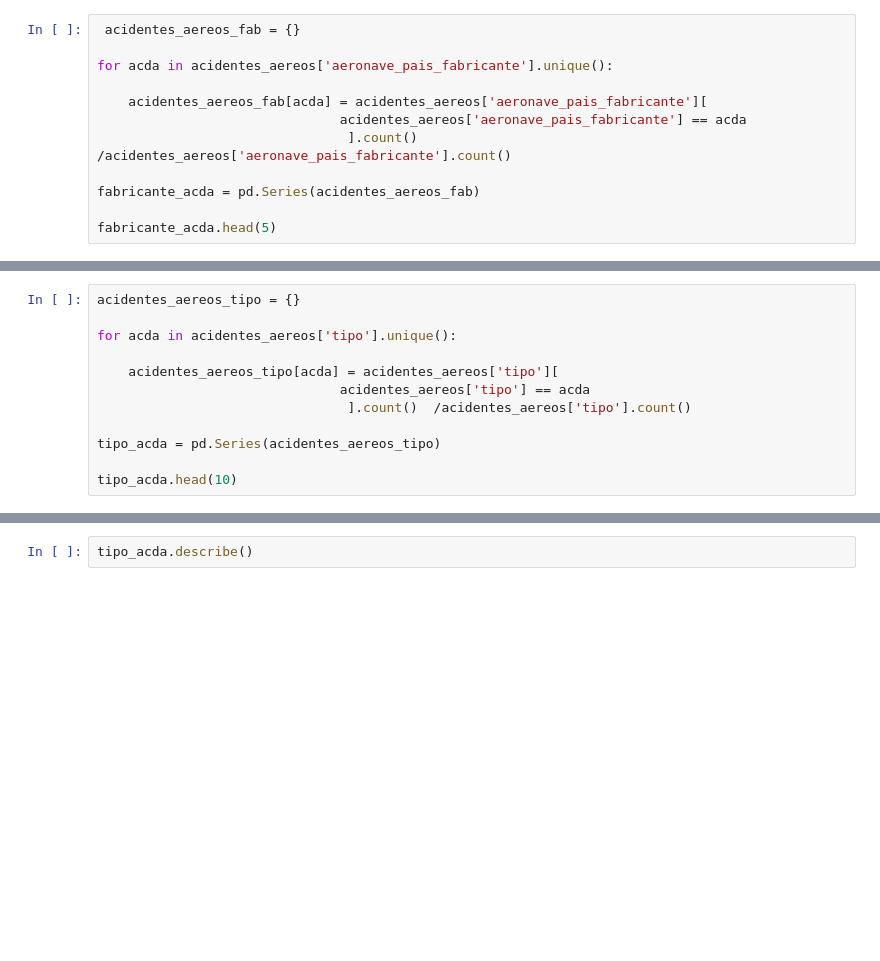
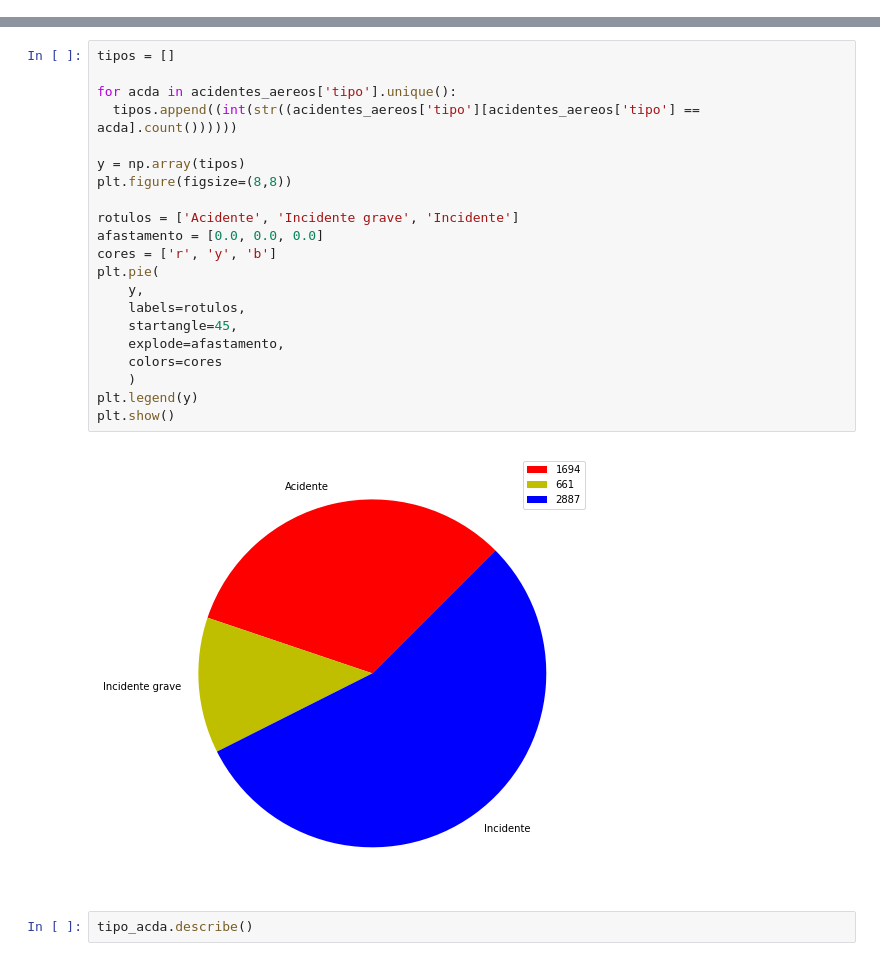
Before and after one commit to diogo-agb/analise-dados-acidentes-aereos, a Jupyter notebook: projeto-analise-dados.ipynb, the cells around one changed output, grey strips where cells are left out. Cells and saved outputs as stored; diff of their text form; blank space fills up the shorter version.

```diff
--- a/projeto-analise-dados.ipynb
+++ b/projeto-analise-dados.ipynb
@@ -54,12 +76,0 @@ INCIDENTE :2887
-# %%
- acidentes_aereos_fab = {}
-
-for acda in acidentes_aereos['aeronave_pais_fabricante'].unique():
-
-    acidentes_aereos_fab[acda] = acidentes_aereos['aeronave_pais_fabricante'][
-                               acidentes_aereos['aeronave_pais_fabricante'] == acda
-                                ].count()  /acidentes_aereos['aeronave_pais_fabricante'].count()
-
-fabricante_acda = pd.Series(acidentes_aereos_fab)
-
-fabricante_acda.head(5)
@@ -80,12 +76,0 @@ Drive already mounted at /content/drive; to attempt to forcibly remount, call dr
-# %%
-acidentes_aereos_tipo = {}
-
-for acda in acidentes_aereos['tipo'].unique():
-
-    acidentes_aereos_tipo[acda] = acidentes_aereos['tipo'][
-                               acidentes_aereos['tipo'] == acda
-                                ].count()  /acidentes_aereos['tipo'].count()
-
-tipo_acda = pd.Series(acidentes_aereos_tipo)
-
-tipo_acda.head(10)
@@ -99,3 +83,26 @@ dtype: float64
+# %%
+tipos = []
+
+for acda in acidentes_aereos['tipo'].unique():
+  tipos.append((int(str((acidentes_aereos['tipo'][acidentes_aereos['tipo'] == acda].count())))))
+
+y = np.array(tipos)
+plt.figure(figsize=(8,8))
+
+rotulos = ['Acidente', 'Incidente grave', 'Incidente']
+afastamento = [0.0, 0.0, 0.0]
+cores = ['r', 'y', 'b']
+plt.pie(
+    y,
+    labels=rotulos,
+    startangle=45,
+    explode=afastamento,
+    colors=cores
+    )
+plt.legend(y)
+plt.show()
+# %% [output]
+[figure, added]
 # %%
 tipo_acda.describe()
 # %% [output]
```
Also changed, not shown: parts of 64 cells of this notebook.
